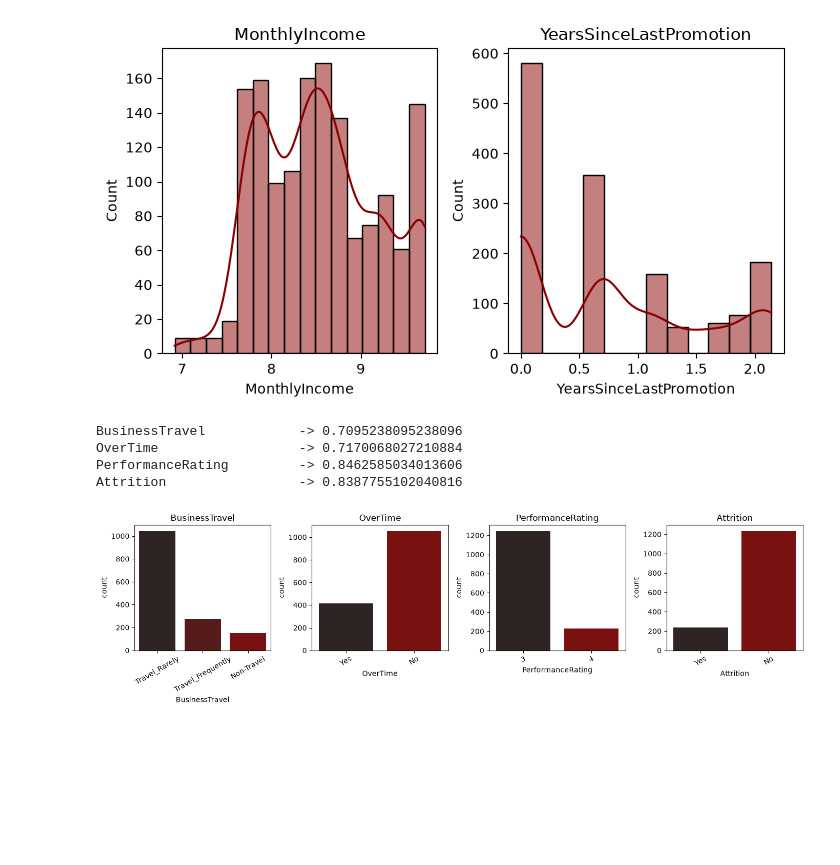
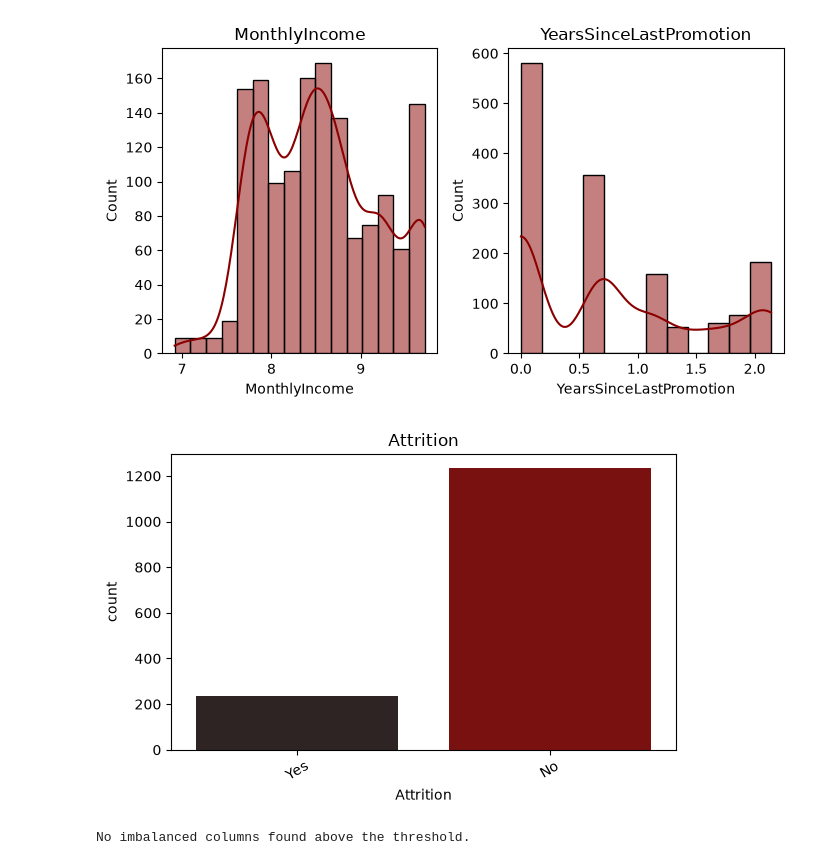
Before and after one commit to Mostafa-1-Abdo/depi-ml-projects, a Jupyter notebook: HRChurn-Employee-Attrition-Intelligence-Predictor/notebooks/mostafa_experiments/preprocessing.ipynb, the cells around one changed output. Drawn from its saved outputs; the diff is of its cells as text; code cells hidden in the pictures; blank space fills up the shorter version.

Commit message:
refactor(hr-churn): update imbalance analysis and finalize preprocessing pipeline

```diff
--- a/HRChurn-Employee-Attrition-Intelligence-Predictor/notebooks/mostafa_experiments/preprocessing.ipynb
+++ b/HRChurn-Employee-Attrition-Intelligence-Predictor/notebooks/mostafa_experiments/preprocessing.ipynb
@@ -271,8 +291,23 @@ plt.show()
 # %% [output]
 [figure]
+# %%
+target_column = 'Attrition'
+
+figure, axes = plt.subplots(figsize=(6, 4))
+
+sns.countplot(data=df, x=target_column, ax=axes, hue=target_column, palette='dark:darkred', legend=False)
+axes.set_title(target_column)
+axes.tick_params(axis='x', rotation=30)
+
+plt.tight_layout()
+plt.show()
+
+# There is high class imbalance, so we will use class weights in the model.
+# %% [output]
+[figure, added]
 # %%
 imbalanced_columns = []
-threshold = 0.70
+threshold = 0.90
 
 for column in categorical_columns:
     max_proportion = df[column].value_counts(normalize=True).iloc[0]
@@ -280,35 +315,36 @@ for column in categorical_columns:
     if  max_proportion >= threshold:
         imbalanced_columns.append(column)
         print(f'{column:25s} -> {max_proportion}')
-# %% [output]
-BusinessTravel            -> 0.7095238095238096
-OverTime                  -> 0.7170068027210884
-PerformanceRating         -> 0.8462585034013606
-Attrition                 -> 0.8387755102040816
 # %%
 columns = imbalanced_columns
-n_columns = 4
-n_rows = math.ceil(len(columns) / n_columns)
 
-figure, axes = plt.subplots(n_rows, n_columns, figsize=(14, 4 * n_rows))
+if len(columns) > 0:
+    n_columns = 4
+    n_rows = math.ceil(len(columns) / n_columns)
 
-if len(columns) == 1:
-    axes = [axes]
+    figure, axes = plt.subplots(n_rows, n_columns, figsize=(14, 4 * n_rows))
+
+    if len(columns) == 1:
+        axes = [axes]
+    else:
+        axes = axes.flatten()
+
+    for i, column in enumerate(columns):
+        sns.countplot(
+            data=df, x=column, ax=axes[i], hue=column, palette='dark:darkred', legend=False)
+        axes[i].set_title(column)
+        axes[i].tick_params(axis='x', rotation=30)
+
+    for j in range(len(columns), len(axes)):
+        figure.delaxes(axes[j])
+
+    plt.tight_layout()
+    plt.show()
+
 else:
-    axes = axes.flatten()
-
-for i, column in enumerate(columns):
-    sns.countplot(data=df, x=column, ax=axes[i],hue=column, palette='dark:darkred',legend=False)
-    axes[i].set_title(column)
-    axes[i].tick_params(axis='x', rotation= 30)
-
-for j in range(len(columns), len(axes)):
-    figure.delaxes(axes[j])
-
-plt.tight_layout()
-plt.show()
+    print("No imbalanced columns found above the threshold.")
 # %% [output]
-[figure, removed]
+No imbalanced columns found above the threshold.
 # %%
 df['attrition_encoded'] = df['Attrition'].map({'No' : 0,'Yes': 1})
 # %%
```
Also changed, not shown: parts of 9 cells of this notebook.
